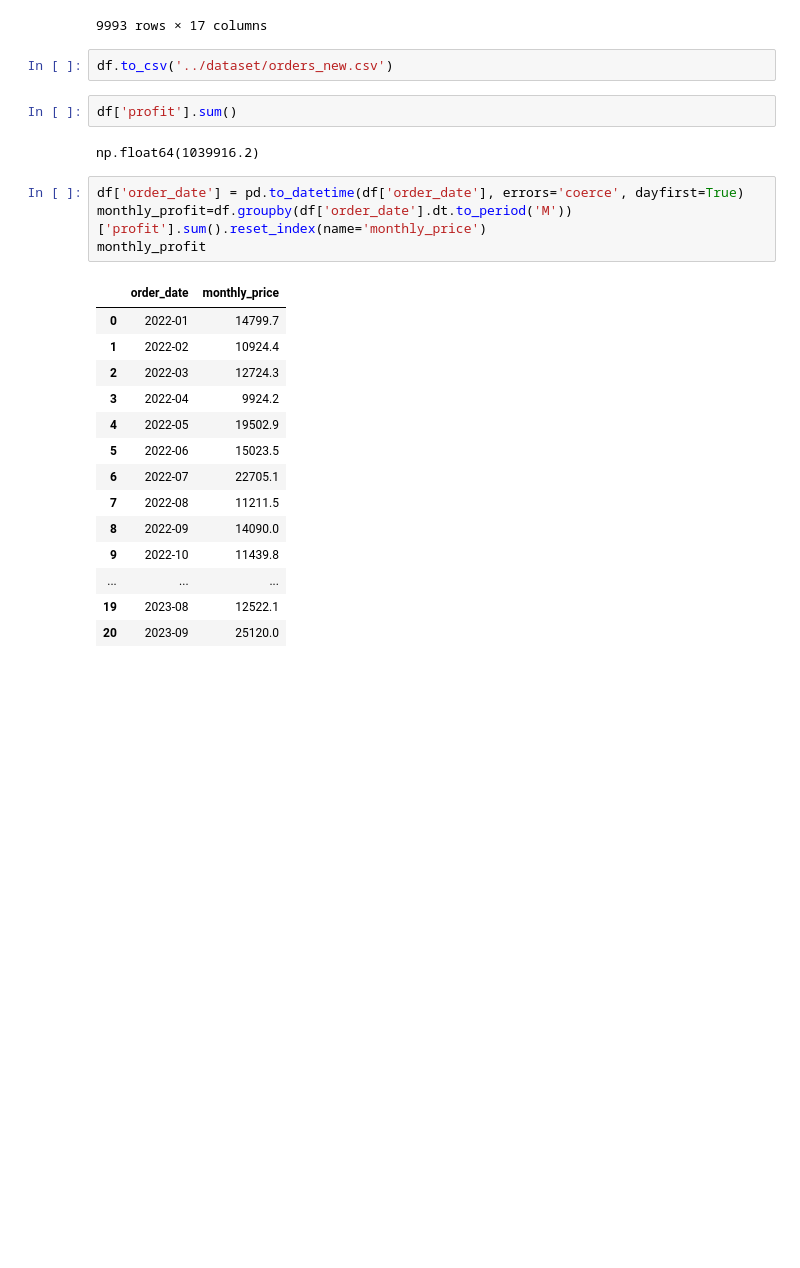
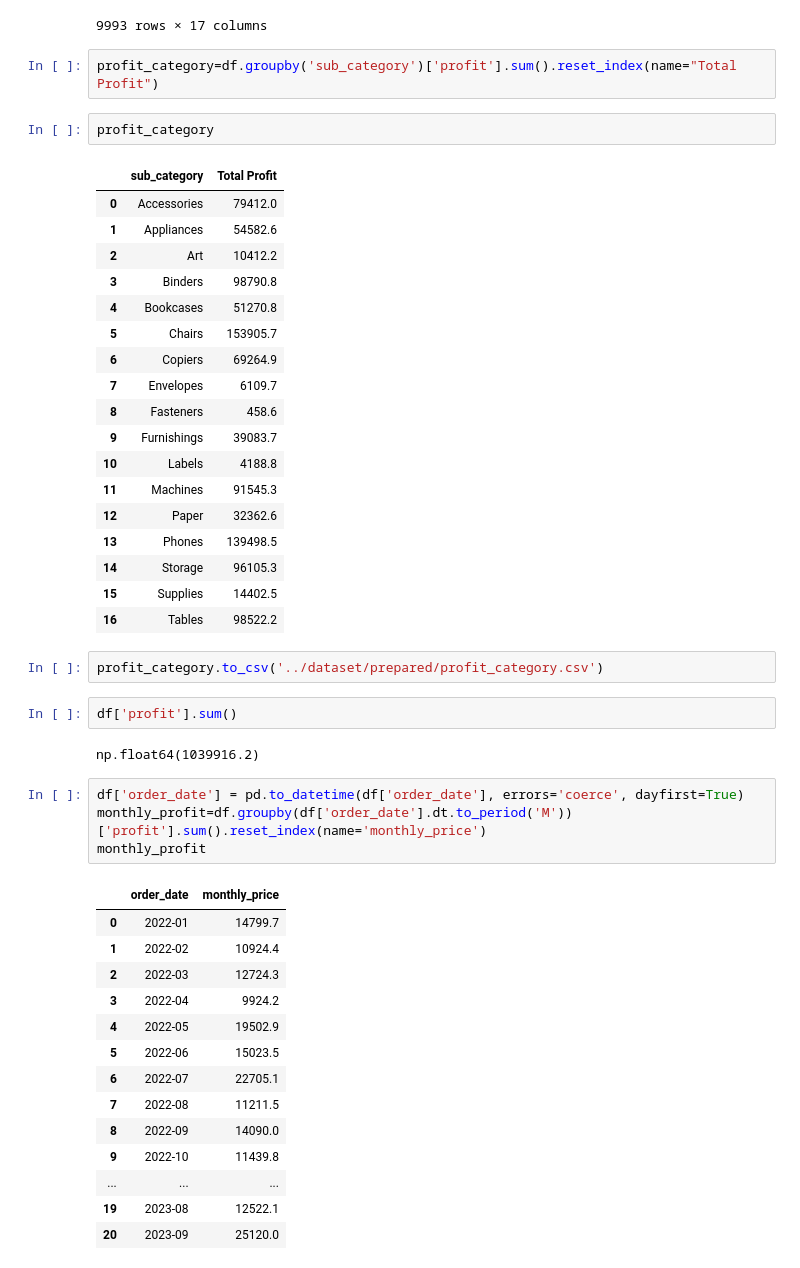
Before and after one commit to Princia3/SalesScope, a Jupyter notebook: notebook/preprocess.ipynb, the cells around one changed output. Cells and saved outputs as stored; diff of their text form; blank space fills up the shorter version.

```diff
--- a/notebook/preprocess.ipynb
+++ b/notebook/preprocess.ipynb
@@ -156,8 +156,31 @@ df
 | 9993 | 2022-11-19 | Standard Class | Consumer | United States | Costa Mesa | California | 92627 | West | Office Supplies | ... |
 | 9994 | 2022-07-17 | Second Class | Consumer | United States | Westminster | California | 92683 | West | Office Supplies | ... |
 9993 rows × 17 columns
+# %%
+profit_category=df.groupby('sub_category')['profit'].sum().reset_index(name="Total Profit")
+# %%
+profit_category
+# %% [output]
+|  | sub_category | Total Profit |
+| 0 | Accessories | 79412.0 |
+| 1 | Appliances | 54582.6 |
+| 2 | Art | 10412.2 |
+| 3 | Binders | 98790.8 |
+| 4 | Bookcases | 51270.8 |
+| 5 | Chairs | 153905.7 |
+| 6 | Copiers | 69264.9 |
+| 7 | Envelopes | 6109.7 |
+| 8 | Fasteners | 458.6 |
+| 9 | Furnishings | 39083.7 |
+| 10 | Labels | 4188.8 |
+| 11 | Machines | 91545.3 |
+| 12 | Paper | 32362.6 |
+| 13 | Phones | 139498.5 |
+| 14 | Storage | 96105.3 |
+| 15 | Supplies | 14402.5 |
+| 16 | Tables | 98522.2 |
 # %%
-df.to_csv('../dataset/orders_new.csv')
+profit_category.to_csv('../dataset/prepared/profit_category.csv')
 # %%
 df['profit'].sum()
 # %% [output]
```
Also changed, not shown: parts of 21 cells of this notebook, 6 other files.
